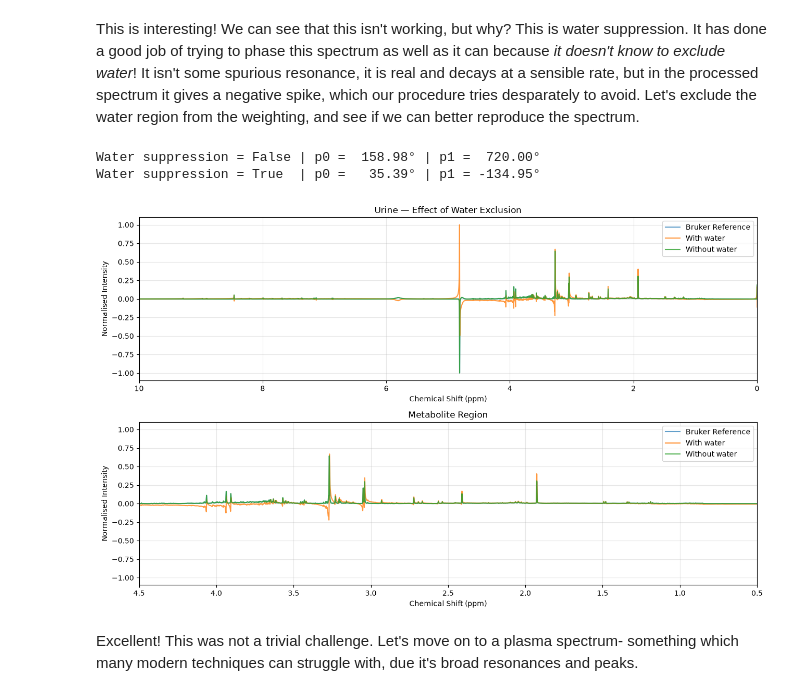
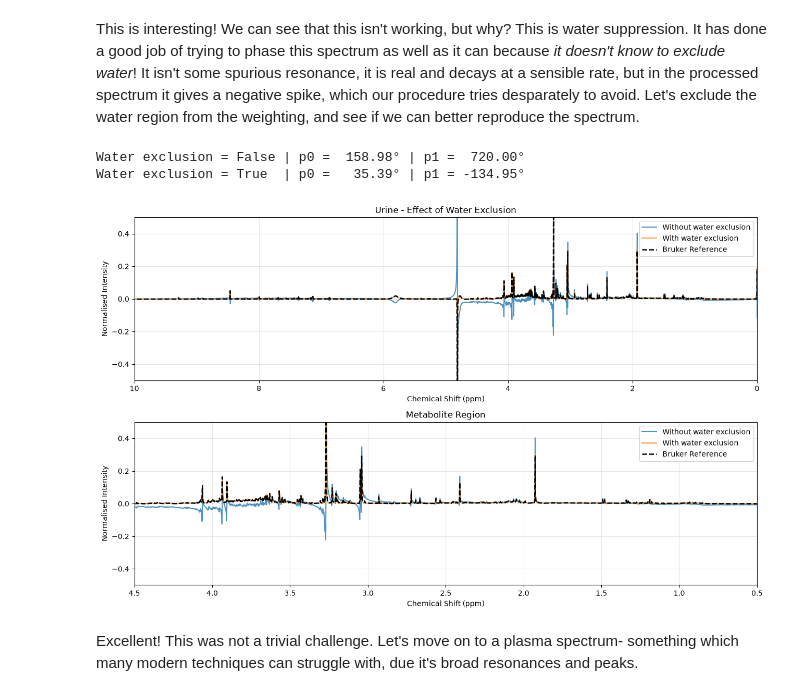
Before and after one commit to adamplu/Pade, a Jupyter notebook: 7 - Real NMR Spectra.ipynb, the cells around one changed output. Drawn from its saved outputs; the diff is of its cells as text; code cells hidden in the pictures.

```diff
--- a/7 - Real NMR Spectra.ipynb
+++ b/7 - Real NMR Spectra.ipynb
@@ -477,67 +477,85 @@ This is interesting! We can see that this isn't working, but why? This is water
 # %%
 N, rank = 2000, 120
 bounds = (-4*np.pi, 4*np.pi)
+
+SI = int(dic_ref["procs"]["SI"])
+LB = float(dic_ref["procs"]["LB"])
+SF = float(dic_ref["procs"]["SF"])
+SW_p = float(dic_ref["procs"]["SW_p"])
+OFFSET = float(dic_ref["procs"]["OFFSET"])
+
+SW = float(dic["acqus"]["SW_h"])
+SFO1 = float(dic["acqus"]["SFO1"])
+
+ppm_bruker = OFFSET - np.arange(SI) * SW_p / (SI * SF)
+
+frequencies = np.fft.fftshift(np.fft.fftfreq(SI))
+freq_hz = frequencies * SW
+
+carrier_ppm = (SFO1 - SF) * 1e6 / SF
+ppm_fft = carrier_ppm + freq_hz[::-1] / SF
 
 phase_estimates = {}
 
 for filtering in [False, True]:
 
-    p0, p1 = pdu.retrieve_phases(fid_urine,order=rank,n_datapoints=N,method='circular',bounds=bounds, filter_decay=True,water_suppression=filtering,ppm_axis=ppm)
-    phase_estimates["Without water" if filtering else "With water"] = (p0, p1)
+    p0, p1 = pdu.retrieve_phases(fid_urine, order=rank, n_datapoints=N, method='circular', bounds=bounds, filter_decay=True, water_suppression=filtering, ppm_axis=ppm_fft)
+
+    label = "With water exclusion" if filtering else "Without water exclusion"
+    phase_estimates[label] = (p0, p1)
 
     print(
-        f"Water suppression = {str(filtering):<5} | "
+        f"Water exclusion = {str(filtering):<5} | "
         f"p0 = {np.degrees(p0):7.2f}° | "
         f"p1 = {np.degrees(p1):7.2f}°"
     )
 
-# Match Bruker processing
-SI = int(dic_ref["procs"]["SI"])
-LB = float(dic_ref["procs"]["LB"])
-SW = float(dic["acqus"]["SW_h"])
-
 n = np.arange(len(fid_urine))
 fid_windowed = fid_urine * np.exp(-np.pi * LB * n / SW)
-
-frequencies = np.fft.fftshift(np.fft.fftfreq(SI))
 spectrum = np.fft.fftshift(np.fft.fft(fid_windowed, n=SI))
 
 reference = bruker_ref / np.max(np.abs(bruker_ref))
 
 fig, axes = plt.subplots(2, 1, figsize=(13, 8))
 
-for ax in axes:
-    ax.plot(ppm, reference, label="Bruker Reference", alpha=0.7)
 
 for label, (p0, p1) in phase_estimates.items():
 
     phase = p0 + p1 * frequencies
+
     corrected = spectrum * np.exp(-1j * phase)
 
     corrected = corrected.real[::-1]
     corrected /= np.max(np.abs(corrected))
 
     for ax in axes:
-        ax.plot(ppm, corrected, label=label, alpha=0.8)
+        ax.plot(ppm_fft, corrected, label=label, alpha=0.8)
+
+# Plot Bruker reference LAST so it remains visible
+for ax in axes:
+    ax.plot(ppm_bruker, reference, label="Bruker Reference", color="black", linestyle="--", linewidth=1.8, alpha=1.0, zorder=10)
 
 axes[0].set_xlim(10, 0)
 axes[1].set_xlim(4.5, 0.5)
+
+axes[0].set_ylim(-0.5, 0.5)
+axes[1].set_ylim(-0.5, 0.5)
 
 axes[0].set_title("Urine - Effect of Water Exclusion")
 axes[1].set_title("Metabolite Region")
 
 for ax in axes:
     ax.set_xlabel("Chemical Shift (ppm)")
     ax.set_ylabel("Normalised Intensity")
     ax.grid(alpha=0.3)
     ax.legend()
 
 plt.tight_layout()
 plt.show()
 # %% [output]
-Water suppression = False | p0 =  158.98° | p1 =  720.00°
-Water suppression = True  | p0 =   35.39° | p1 = -134.95°
+Water exclusion = False | p0 =  158.98° | p1 =  720.00°
+Water exclusion = True  | p0 =   35.39° | p1 = -134.95°
-[figure, old version]
+[figure, new version]
 # %% [markdown]
 Excellent! This was not a trivial challenge. Let's move on to a plasma spectrum- something which many modern techniques can struggle with, due it's broad resonances and peaks.
 # %%
```
Also changed, not shown: parts of 1 cell of this notebook, 6 other files.
